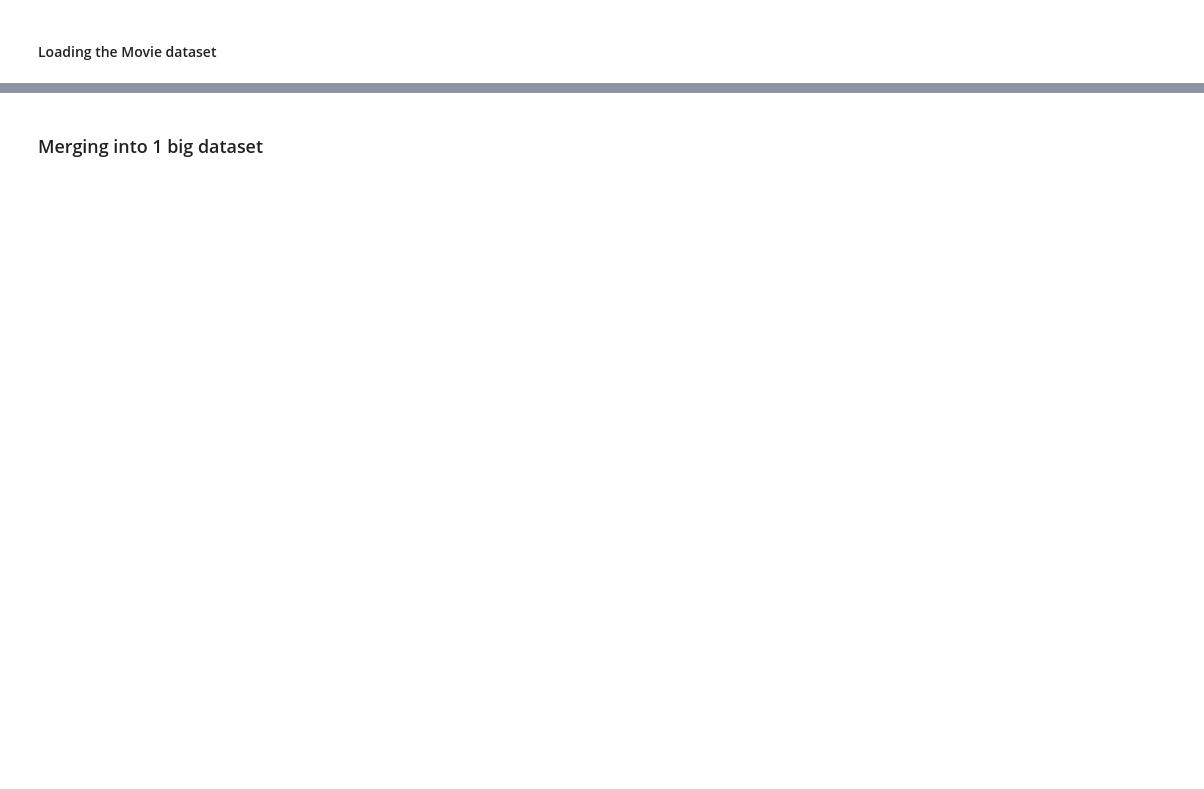
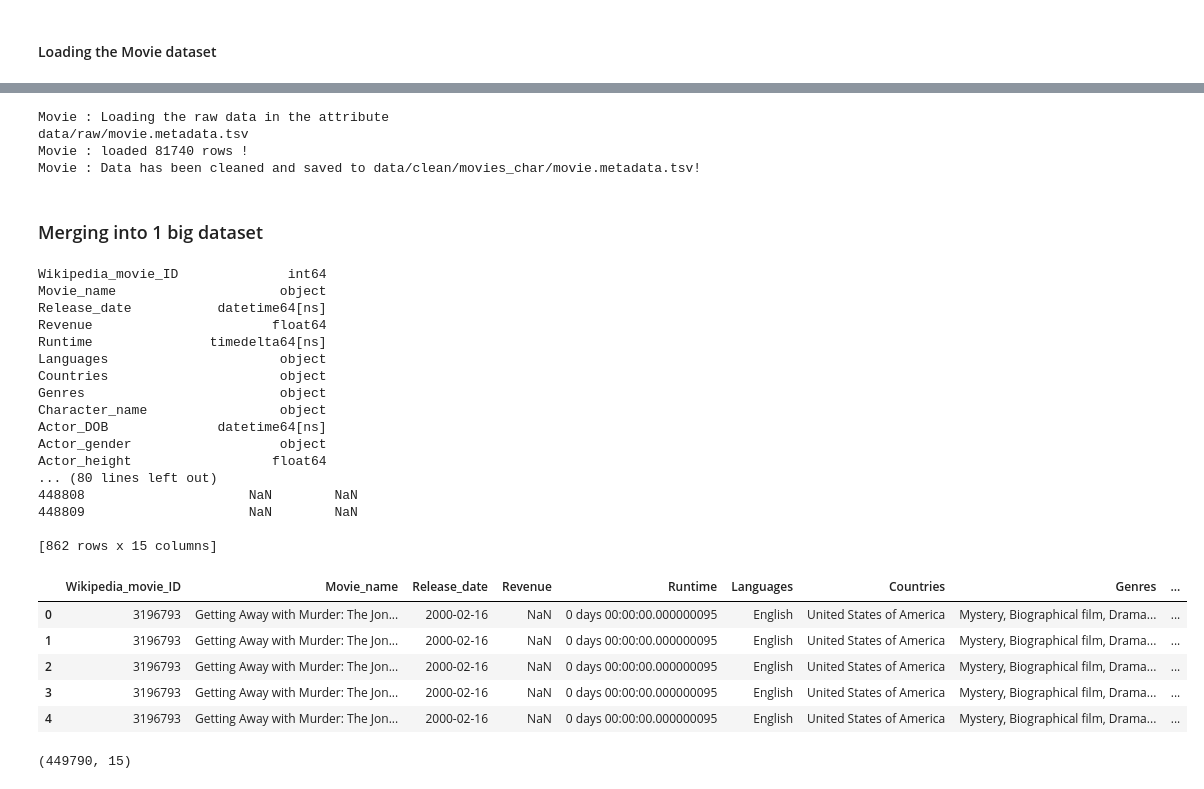
Before and after one commit to epfl-ada/ada-2024-project-dondata2025, a Jupyter notebook: results.ipynb, the cells around one changed output, grey strips where cells are left out. Saved outputs shown, nothing was run; the diff lists cells and outputs as text; code cells hidden in the pictures; blank space fills up the shorter version.

```diff
--- a/results.ipynb
+++ b/results.ipynb
@@ -54,8 +42,10 @@ dtype: object
 # %%
-movieNames = NamesData.MovieData("Movie", "movie.metadata.tsv")
+movie_df = MovieChar.MovieData("Movie", "movie.metadata.tsv", output_name = "movie_data_clean.csv")
 
-movieNames.pipeline()
-#movieNames.clean_df.head()
+#Display name and file_name
+print(movie_df.name, movie_df.file_name)
+
+movie_df.raw_df.head()
 # %% [output]
 Checking if the data is loaded from a file or from memory
 Movie : Loading the raw data in the attribute
@@ -68,8 +72,44 @@ ValueError: Length mismatch: Expected axis has 9 elements, new values have 4 ele
+# %%
+movie_df.pipeline()
+# %% [output]
+Movie : Loading the raw data in the attribute
+data/raw/movie.metadata.tsv
+Movie : loaded 81740 rows !
+Movie : Data has been cleaned and saved to data/clean/movies_char/movie.metadata.tsv!
 # %% [markdown]
 ### Merging into 1 big dataset
 # %%
 from src.utils.names_utils import *
-data = [movieNames, characterNames]
-mov_char_data = merge_names_data(data)
+
+mov_char_data = merge_movies_characters_data(movie_df, character_df)
 
 mov_char_data().head() # When we call the data name object, it returns the cleaned data
+# %% [output]
+Wikipedia_movie_ID              int64
+Movie_name                     object
+Release_date           datetime64[ns]
+Revenue                       float64
+Runtime               timedelta64[ns]
+Languages                      object
+Countries                      object
+Genres                         object
+Character_name                 object
+Actor_DOB              datetime64[ns]
+Actor_gender                   object
+Actor_height                  float64
+... (80 lines left out)
+448808                     NaN        NaN
+448809                     NaN        NaN
+
+[862 rows x 15 columns]
+|  | Wikipedia_movie_ID | Movie_name | Release_date | Revenue | Runtime | Languages | Countries | Genres | ... |
+| 0 | 3196793 | Getting Away with Murder: The Jon... | 2000-02-16 | NaN | 0 days 00:00:00.000000095 | English | United States of America | Mystery, Biographical film, Drama... | ... |
+| 1 | 3196793 | Getting Away with Murder: The Jon... | 2000-02-16 | NaN | 0 days 00:00:00.000000095 | English | United States of America | Mystery, Biographical film, Drama... | ... |
+| 2 | 3196793 | Getting Away with Murder: The Jon... | 2000-02-16 | NaN | 0 days 00:00:00.000000095 | English | United States of America | Mystery, Biographical film, Drama... | ... |
+| 3 | 3196793 | Getting Away with Murder: The Jon... | 2000-02-16 | NaN | 0 days 00:00:00.000000095 | English | United States of America | Mystery, Biographical film, Drama... | ... |
+| 4 | 3196793 | Getting Away with Murder: The Jon... | 2000-02-16 | NaN | 0 days 00:00:00.000000095 | English | United States of America | Mystery, Biographical film, Drama... | ... |
+# %%
+# Print size of the dataset
+print(mov_char_data().shape)
+# %% [output]
+(449790, 15)
```
Also changed, not shown: parts of 8 cells of this notebook, 3 other files.
